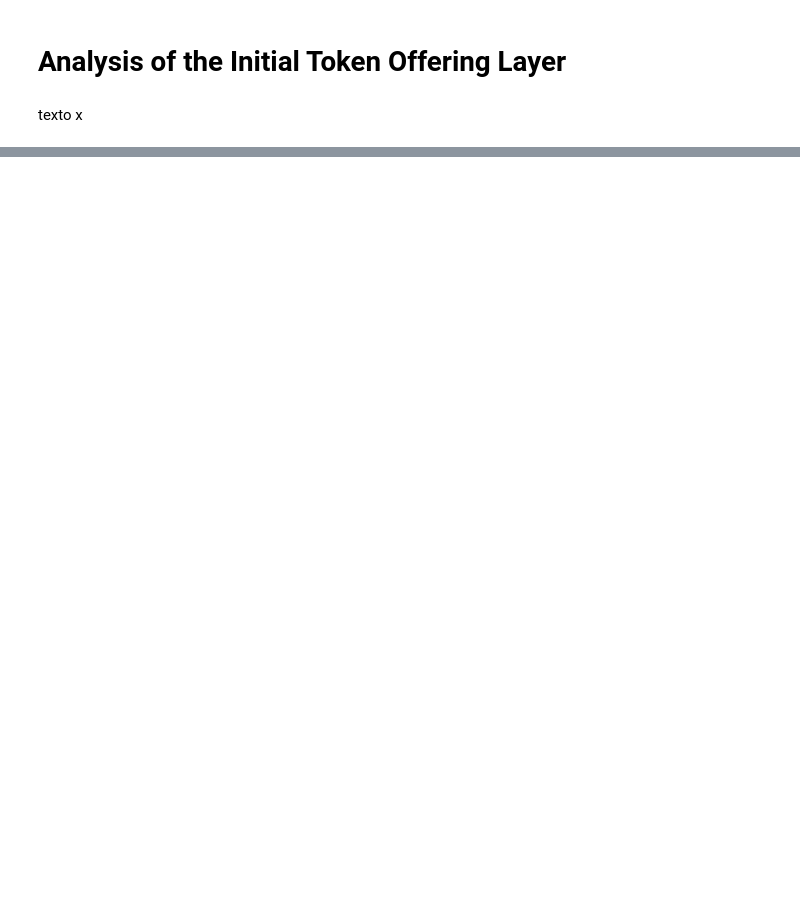
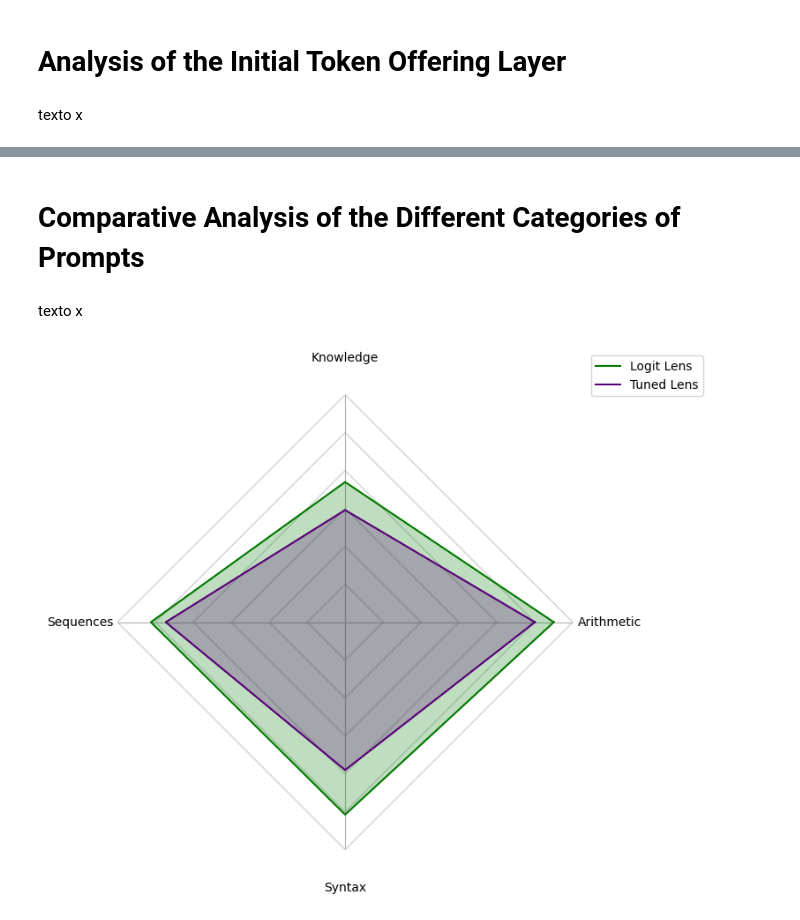
Before and after one commit to jakomycat/logit-lens-vs-tuned-lens, a Jupyter notebook: notebooks/02_comparative_analysis.ipynb, the cells around one changed output, grey strips where cells are left out. Cells and saved outputs as stored; diff of their text form; code cells hidden in the pictures; blank space fills up the shorter version.

Commit message:
Analysis of the different categories.

```diff
--- a/notebooks/02_comparative_analysis.ipynb
+++ b/notebooks/02_comparative_analysis.ipynb
@@ -281,0 +282,4 @@ plt.show()
+# %% [markdown]
+# Comparative Analysis of the Different Categories of Prompts
+# %% [markdown]
+texto x
@@ -281,0 +344,31 @@ plt.show()
+# %%
+fig, ax = plt.subplots(figsize=(8, 8), subplot_kw=dict(polar=True))
+
+ax.spines['polar'].set_visible(False)
+ax.yaxis.grid(False)
+
+for level in np.arange(0, num_layers + 1, step=2):
+    ax.plot(angles, [level]*len(angles), color='lightgray', linestyle='solid', linewidth=1.0, zorder=0)
+
+# Logit Lens
+ax.plot(angles, values_logit, color='#007900', linewidth=1.5, linestyle='solid', label='Logit Lens', zorder=2)
+ax.fill(angles, values_logit, color='#007900', alpha=0.25, zorder=2)
+
+# Tuned Lens
+ax.plot(angles, values_tuned, color='#570079', linewidth=1.5, linestyle='solid', label='Tuned Lens', zorder=2)
+ax.fill(angles, values_tuned, color='#570079', alpha=0.25, zorder=2)
+
+ax.set_xticks(angles[:-1])
+ax.set_xticklabels([cat.title() for cat in categories])
+ax.tick_params(axis='x', pad=20)
+
+ax.set_ylim(0, num_layers)
+ax.set_yticks(np.arange(0, num_layers + 1, step=1))
+ax.set_yticklabels([])
+
+ax.legend(loc='upper right', bbox_to_anchor=(1.3, 1.1))
+
+plt.tight_layout()
+plt.show()
+# %% [output]
+[figure, added]
```
Also changed, not shown: parts of 8 cells of this notebook.
